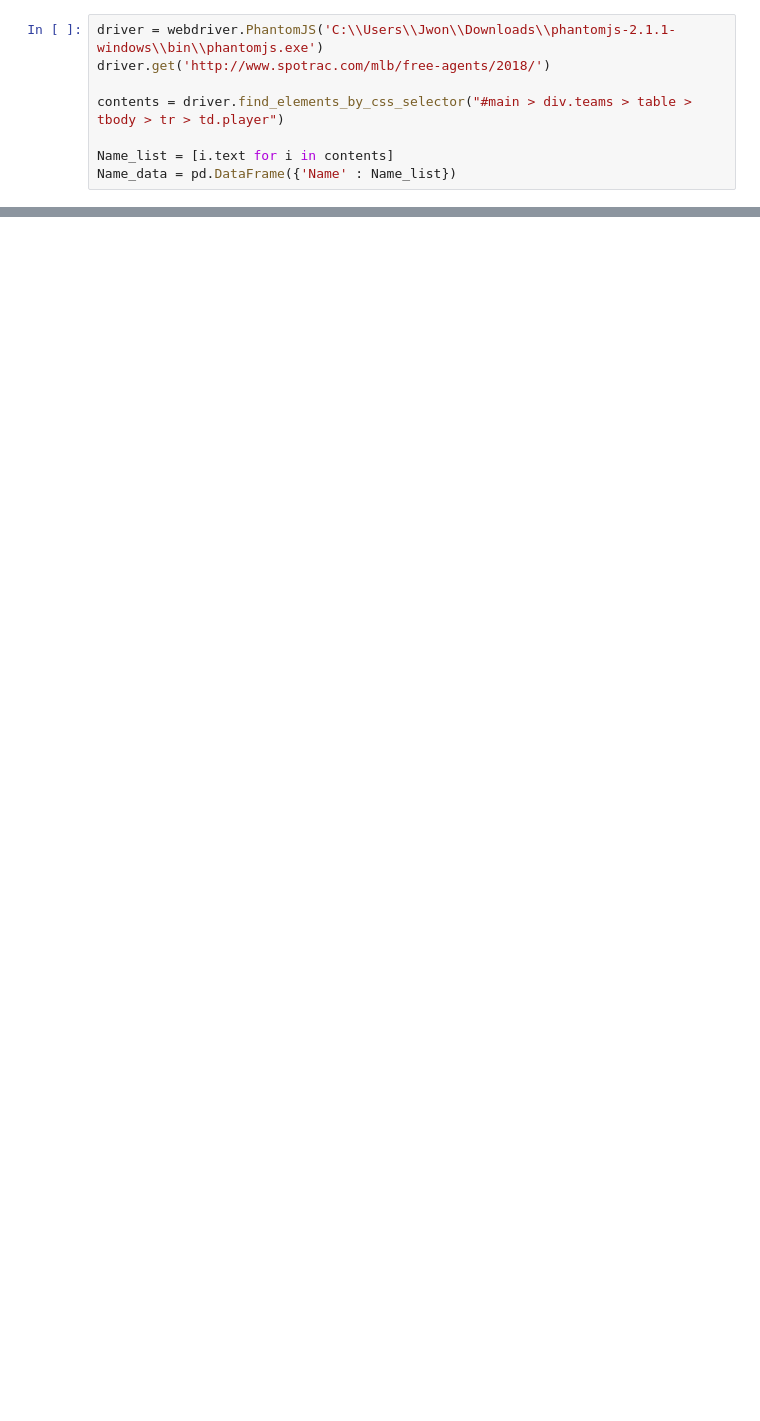
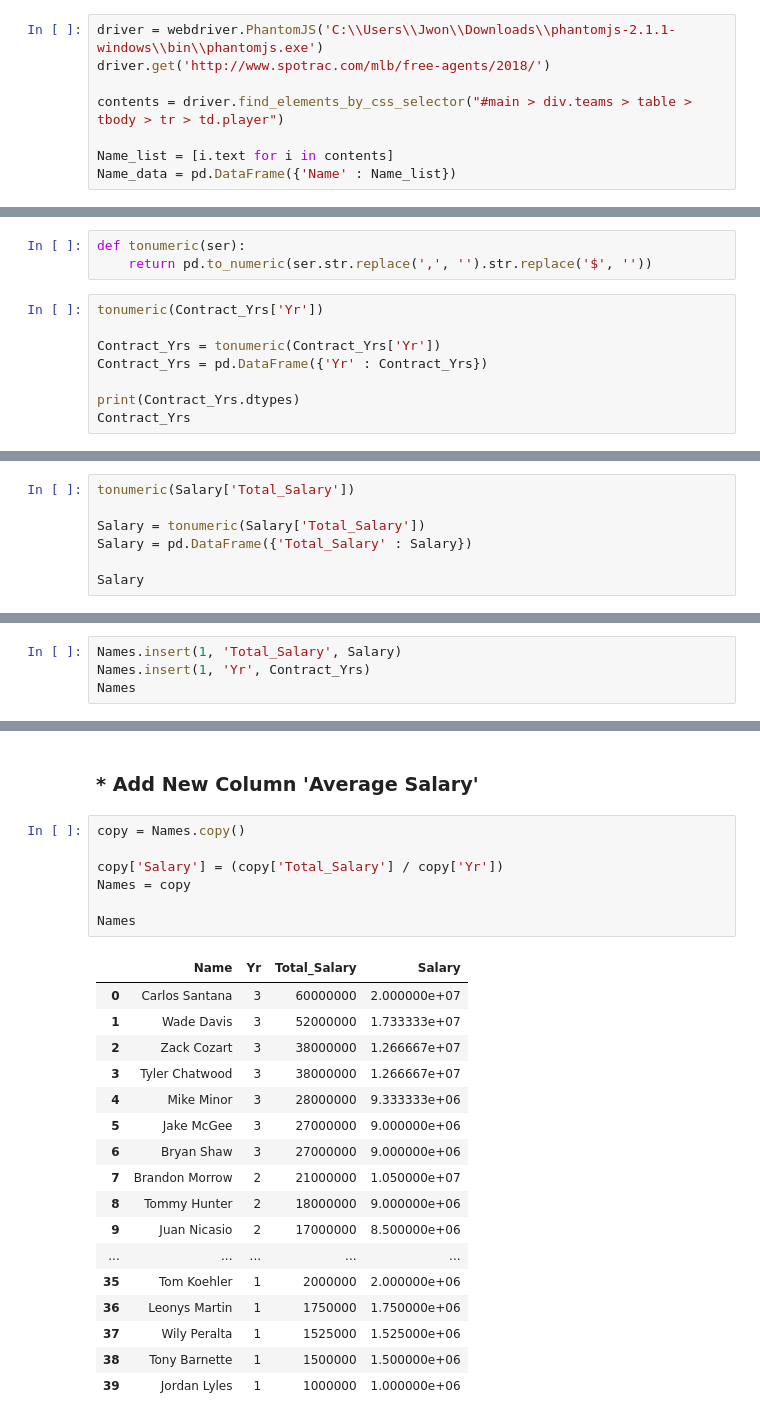
Before and after one commit to nano199019/Personal_Project, a Jupyter notebook: Crawling_Data_List/Crawling_2018_FA_List.ipynb, the cells around one changed output, grey strips where cells are left out. Saved outputs shown, nothing was run; the diff lists cells and outputs as text; blank space fills up the shorter version.

```diff
--- a/Crawling_Data_List/Crawling_2018_FA_List.ipynb
+++ b/Crawling_Data_List/Crawling_2018_FA_List.ipynb
@@ -64,0 +100,11 @@ Salary
+# %%
+def tonumeric(ser):
+    return pd.to_numeric(ser.str.replace(',', '').str.replace('$', ''))
+# %%
+tonumeric(Contract_Yrs['Yr'])
+
+Contract_Yrs = tonumeric(Contract_Yrs['Yr'])
+Contract_Yrs = pd.DataFrame({'Yr' : Contract_Yrs})
+
+print(Contract_Yrs.dtypes)
+Contract_Yrs
@@ -64,0 +131,7 @@ Salary
+# %%
+tonumeric(Salary['Total_Salary'])
+
+Salary = tonumeric(Salary['Total_Salary'])
+Salary = pd.DataFrame({'Total_Salary' : Salary})
+
+Salary
@@ -64,0 +158,4 @@ Salary
+# %%
+Names.insert(1, 'Total_Salary', Salary)
+Names.insert(1, 'Yr', Contract_Yrs)
+Names
@@ -64,0 +180,27 @@ Salary
+# %% [markdown]
+### * Add New Column 'Average Salary'
+# %%
+copy = Names.copy()
+
+copy['Salary'] = (copy['Total_Salary'] / copy['Yr'])
+Names = copy
+
+Names
+# %% [output]
+|  | Name | Yr | Total_Salary | Salary |
+| 0 | Carlos Santana | 3 | 60000000 | 2.000000e+07 |
+| 1 | Wade Davis | 3 | 52000000 | 1.733333e+07 |
+| 2 | Zack Cozart | 3 | 38000000 | 1.266667e+07 |
+| 3 | Tyler Chatwood | 3 | 38000000 | 1.266667e+07 |
+| 4 | Mike Minor | 3 | 28000000 | 9.333333e+06 |
+| 5 | Jake McGee | 3 | 27000000 | 9.000000e+06 |
+| 6 | Bryan Shaw | 3 | 27000000 | 9.000000e+06 |
+| 7 | Brandon Morrow | 2 | 21000000 | 1.050000e+07 |
+| 8 | Tommy Hunter | 2 | 18000000 | 9.000000e+06 |
+| 9 | Juan Nicasio | 2 | 17000000 | 8.500000e+06 |
+| ... | ... | ... | ... | ... |
+| 35 | Tom Koehler | 1 | 2000000 | 2.000000e+06 |
+| 36 | Leonys Martin | 1 | 1750000 | 1.750000e+06 |
+| 37 | Wily Peralta | 1 | 1525000 | 1.525000e+06 |
+| 38 | Tony Barnette | 1 | 1500000 | 1.500000e+06 |
+| 39 | Jordan Lyles | 1 | 1000000 | 1.000000e+06 |
```
Also changed, not shown: parts of 14 cells of this notebook.
